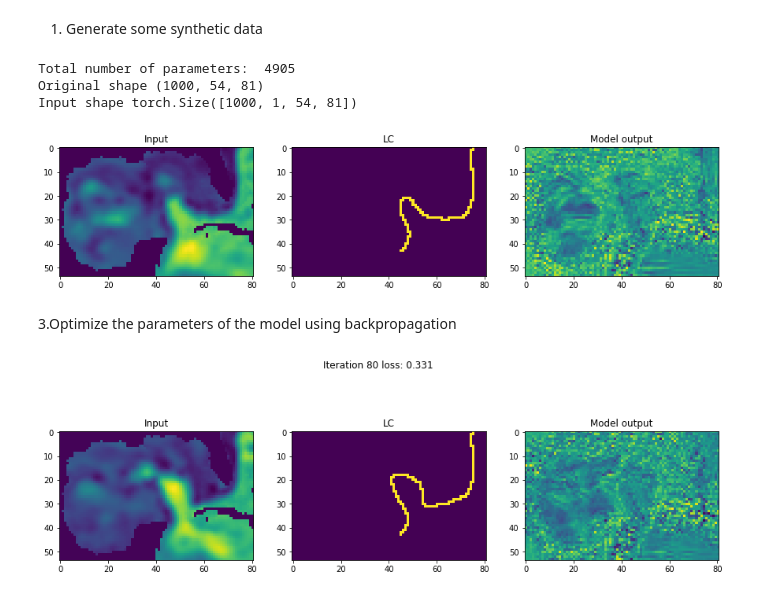
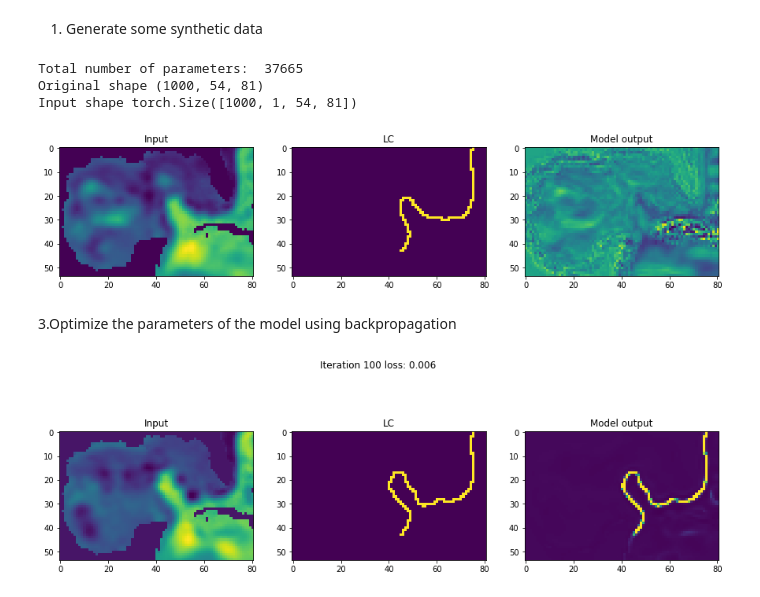
Before and after one commit to olmozavala/da_workshop_2022, a Jupyter notebook: 4_Hello_CNN-RealProblem.ipynb, the cells around one changed output. Saved outputs shown, nothing was run; the diff lists cells and outputs as text; code cells hidden in the pictures.

```diff
--- a/4_Hello_CNN-RealProblem.ipynb
+++ b/4_Hello_CNN-RealProblem.ipynb
@@ -54,7 +55,7 @@ class SingleCNNModel(nn.Module):
     # On the init function we define our model
     def __init__(self):
         super().__init__() # Constructor of parent class
-        self.conv1 =  nn.Conv2d(1, 1, 3, padding=1, padding_mode='reflect')
+        self.conv1 =  nn.Conv2d(1, 1, 3, padding="same", padding_mode='reflect')
         self.relu = nn.ReLU()
 
     # On the forward function we indicate how to make one 'pass' of the model
@@ -66,23 +67,22 @@ class MultipleLayersCNNModel(nn.Module):
     # On the init function we define our model
     def __init__(self):
         super().__init__() # Constructor of parent class
-        self.n_cnn_layers = 8
-        self.hidden_filters = 8
-        self.convin =  nn.Conv2d(1, self.hidden_filters, 3, padding=1, padding_mode='reflect')
-        self.convlayers=  nn.ModuleList([nn.Conv2d(self.hidden_filters, self.hidden_filters, 3, padding=1, padding_mode='reflect') for x in range(self.n_cnn_layers)])
+        self.n_cnn_layers = 4
+        self.hidden_filters = 32
+        self.convin =  nn.Conv2d(1, self.hidden_filters, 3, padding="same", padding_mode='reflect')
+        self.convlayers=  nn.ModuleList([nn.Conv2d(self.hidden_filters, self.hidden_filters, 3, padding="same", padding_mode='reflect') for x in range(self.n_cnn_layers)])
         self.bn = nn.ModuleList([nn.BatchNorm2d(self.hidden_filters) for x in range(self.n_cnn_layers+1)])
         self.relu = nn.ReLU()
+        self.convout =  nn.Conv2d(self.hidden_filters, 1, 1)
         self.sig = nn.Sigmoid()
-        self.convout =  nn.Conv2d(self.hidden_filters, 1, 1)
 
     # On the forward function we indicate how to make one 'pass' of the model
     def forward(self, x):
-        l1 = self.bn[0](nn.functional.relu(self.convin(x)))
+        l1 = nn.functional.relu(self.convin(x))
         for i in range(self.n_cnn_layers):
-            l1 = self.bn[i+1](nn.functional.relu(self.convlayers[i](l1)))  # With batch normalization
-        l1 = self.sig(self.convout(l1))
-        # l1 = self.convout(l1)
-        return l1
+            l1 = self.bn[i](nn.functional.relu(self.convlayers[i](l1)))  # With batch normalization
+        lout = self.sig(self.convout(l1))
+        return lout
 
 # ex_model = SingleCNNModel().to(device)
 ex_model = MultipleLayersCNNModel().to(device)
@@ -91,6 +91,7 @@ print("Total number of parameters: ", sum(p.numel() for p in ex_model.parameters
 
 np.nan_to_num(x,0)
 np.nan_to_num(y,0)
+x = x/np.max(x)
 # Reshape to the proper input of the network
 X_torch = torch.reshape(torch.tensor(x.copy()), (x.shape[0], 1, x.shape[1], x.shape[2])).to(device, dtype=torch.float)
 Y_torch = torch.reshape(torch.tensor(y.copy()), (y.shape[0], 1, y.shape[1], y.shape[2])).to(device, dtype=torch.float)
@@ -112,43 +113,43 @@ def plotCurrentModel(x, y, model, ax):
 ex = 0
 plotCurrentModel(x[ex,:,:], y[ex,:,:], model_y[ex,0,:,:], ax)
 # %% [output]
-Total number of parameters:  4905
+Total number of parameters:  37665
 Original shape (1000, 54, 81)
 Input shape torch.Size([1000, 1, 54, 81])
-[figure, old version]
+[figure, new version]
 # %% [markdown]
 3.Optimize the parameters of the model using backpropagation
 # %%
 loss_mse = nn.MSELoss() # Define loss function
-optimizer = torch.optim.SGD(ex_model.parameters(), lr=1e-3) # Define optimization algorithm
+# optimizer = torch.optim.SGD(ex_model.parameters(), lr=5e-3) # Define optimization algorithm
+optimizer = torch.optim.Adam(ex_model.parameters(), lr=5e-3) # Define optimization algorithm
 # %%
 # Optimize the parameters several times
-
 fig, ax = plt.subplots(1,3, figsize=(15,5))
 ex_model.train()
-for i in range(81):
+for i in range(101):
     pred = ex_model(X_torch)
     loss = loss_mse(pred, Y_torch)
     # Backpropagation
     optimizer.zero_grad()
     loss.backward()
     optimizer.step()
 
     # ---------- Just for plotting ---------
     if i % 20 == 0:
         title = f"Iteration number {i} loss: {loss:0.3f}"
         print(title)
         display.clear_output(wait =True)
         ex = np.random.randint(0,1000,1)[0]
         model_y = ex_model(X_torch).cpu().detach().numpy()
         plotCurrentModel(x[ex,:,:], y[ex,:,:], model_y[ex,0,:,:], ax)
         plt.suptitle(f'Iteration {i} loss: {loss:.3f}')
         plt.draw()
         t.sleep(0.1)
         display.display(plt.gcf())
 
 print("Done!")
 print(list(ex_model.named_parameters()))
 display.clear_output(wait =True)
 # %% [output]
-[figure, old version]
+[figure, new version]
```
Also changed, not shown: parts of 2 cells of this notebook, 1 other file.
